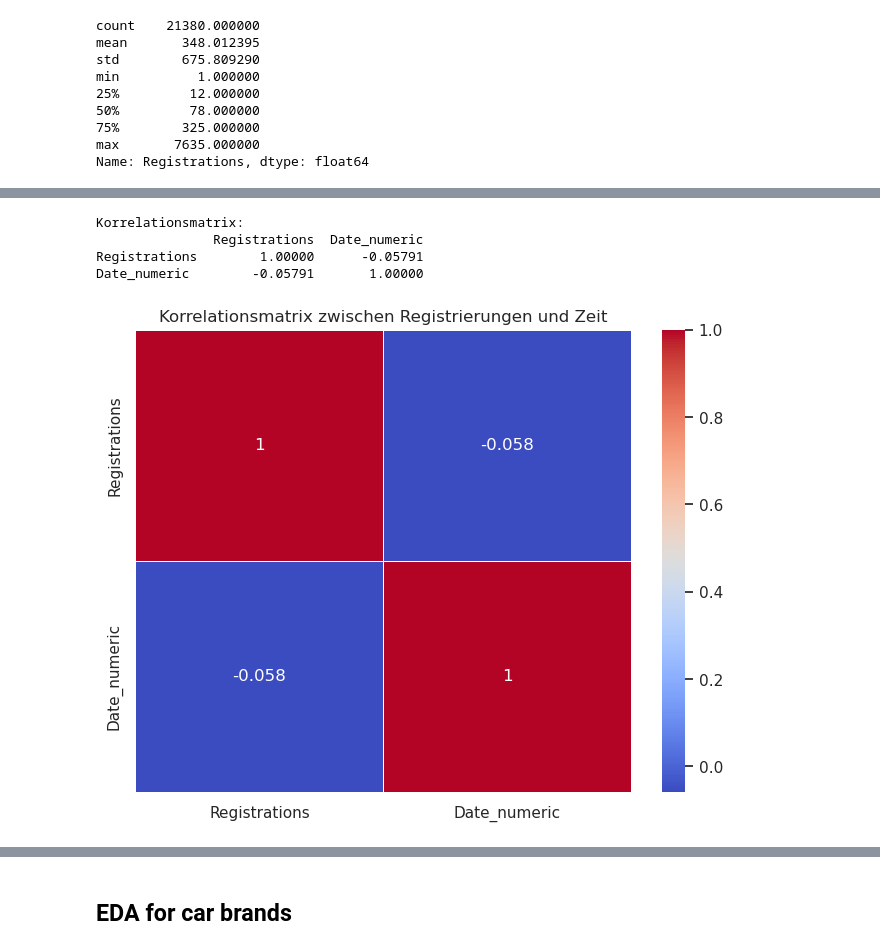
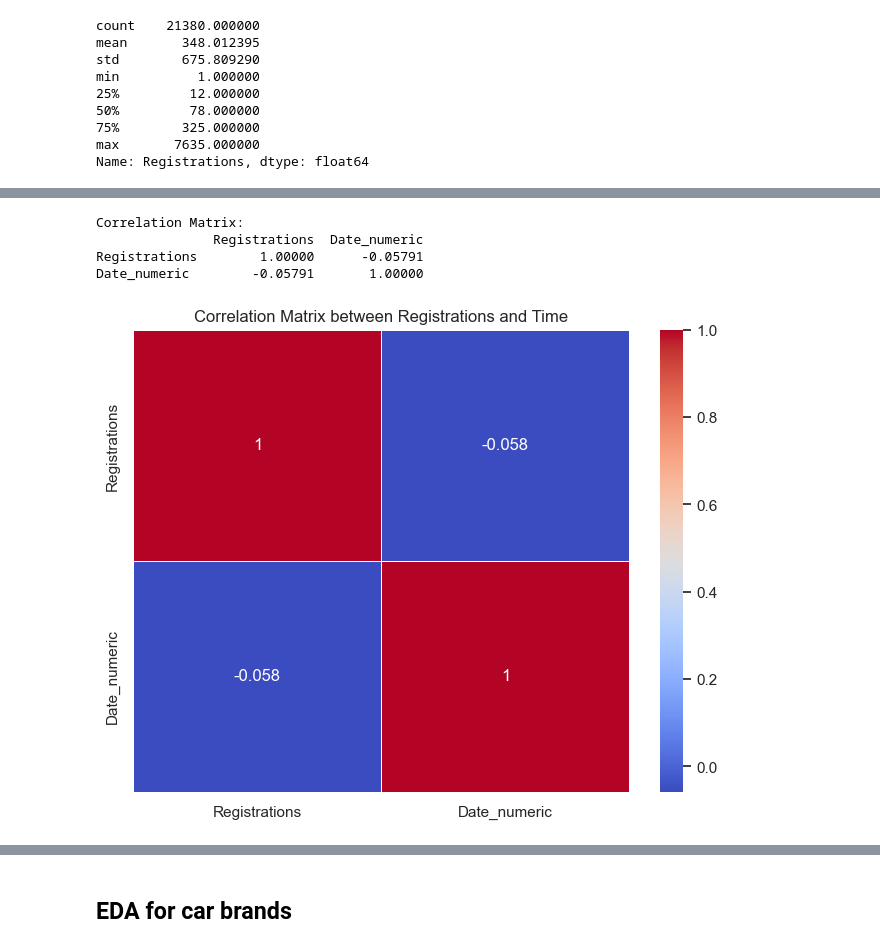
Before and after one commit to dannytheairish/fhtw-data-engineering, a Jupyter notebook: Pkw-Final.ipynb, the cells around one changed output, grey strips where cells are left out. Saved outputs shown, nothing was run; the diff lists cells and outputs as text; code cells hidden in the pictures.

```diff
--- a/Pkw-Final.ipynb
+++ b/Pkw-Final.ipynb
@@ -333,21 +361,20 @@ plt.show()
 # %%
 # Convert Date into Unix-Time
 merged_data['Date_numeric'] = merged_data['Date'].apply(lambda x: x.timestamp())
 
 # Creating a correlation matrix
 corr_matrix = merged_data[['Registrations', 'Date_numeric']].corr()
 
-print("Korrelationsmatrix:")
+print("Correlation Matrix:")
 print(corr_matrix)
-
 
 plt.figure(figsize=(8, 6))
 sns.heatmap(corr_matrix, annot=True, cmap='coolwarm', linewidths=0.5)
-plt.title("Korrelationsmatrix zwischen Registrierungen und Zeit")
+plt.title("Correlation Matrix between Registrations and Time")
 plt.show()
 # %% [output]
-Korrelationsmatrix:
+Correlation Matrix:
                Registrations  Date_numeric
 Registrations        1.00000      -0.05791
 Date_numeric        -0.05791       1.00000
-[figure, old version]
+[figure, new version]
```
Also changed, not shown: parts of 36 cells of this notebook, 1 other file.
